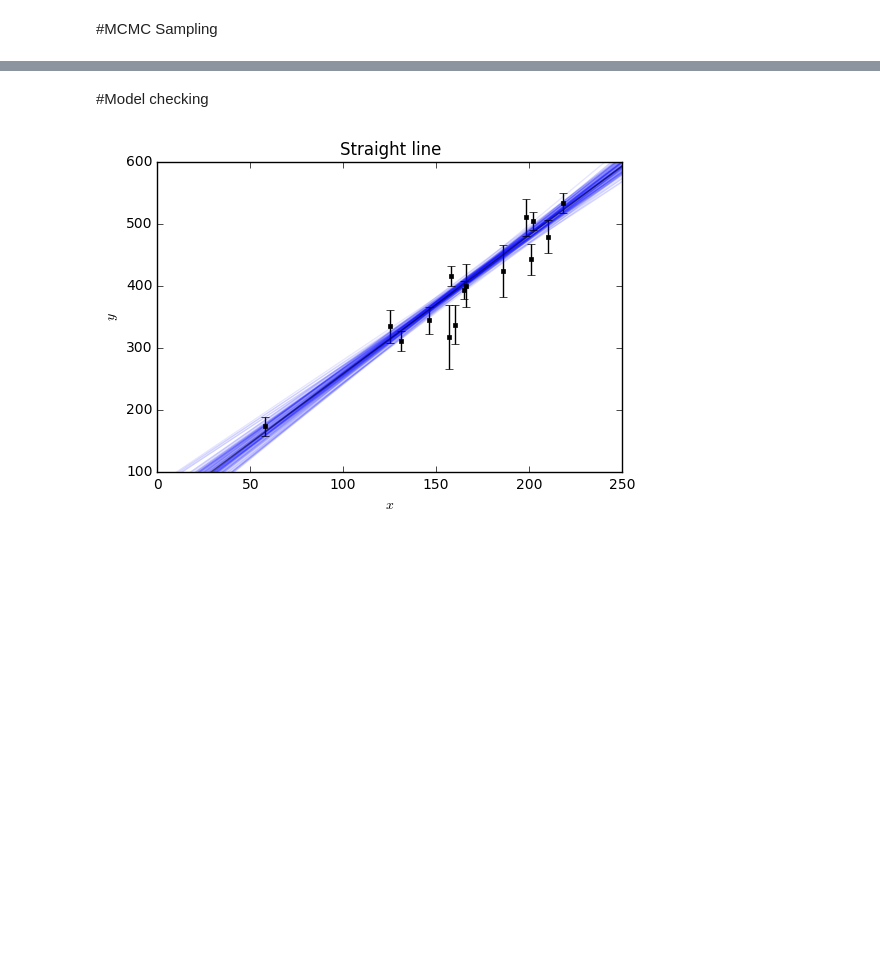
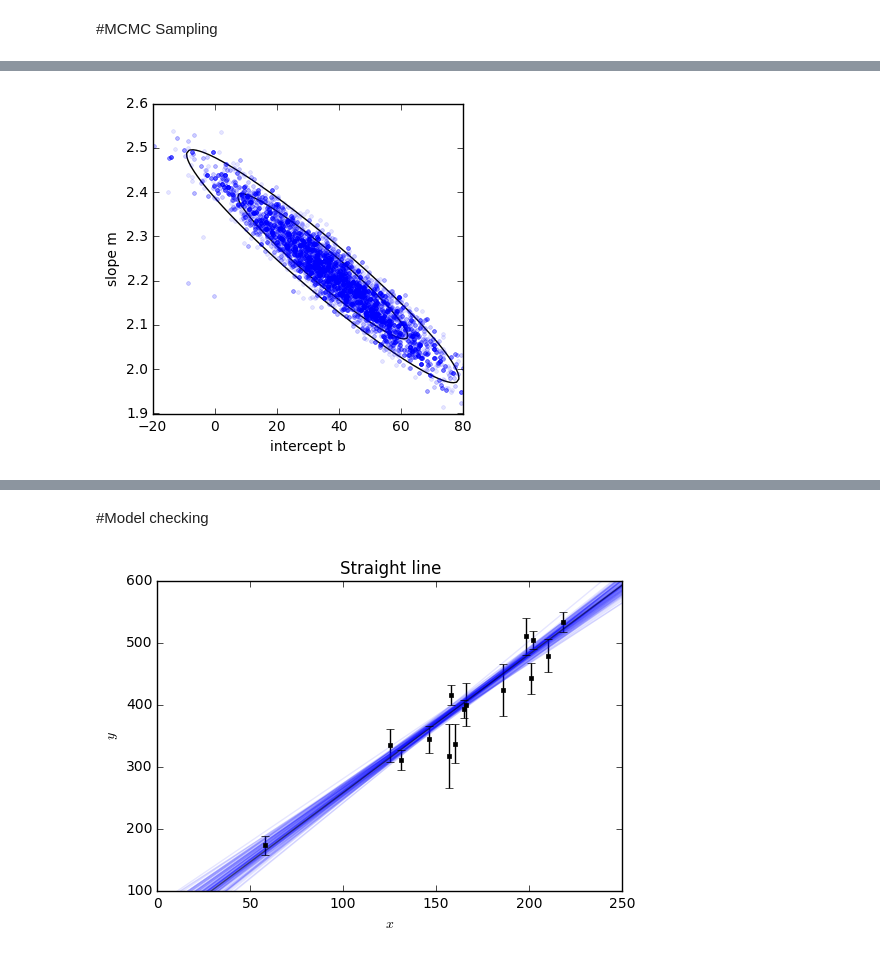
Before and after one commit to dstndstn/LearningInference, a Jupyter notebook: straightline.ipynb, the cells around one changed output, grey strips where cells are left out. Cells and saved outputs as stored; diff of their text form; code cells hidden in the pictures; blank space fills up the shorter version.

```diff
--- a/straightline.ipynb
+++ b/straightline.ipynb
@@ -155,0 +133,13 @@ Acceptance fraction: 0.29217
+# %%
+# Pull m and b arrays out of the Markov chain and plot them:
+mm = [m for b,m in chain]
+bb = [b for b,m in chain]
+# Scatterplot of m,b posterior samples
+plt.clf()
+plt.contour(bgrid, mgrid, posterior, pdf_contour_levels(posterior), colors='k')
+plt.gca().set_aspect((bhi-blo)/(mhi-mlo))
+plt.plot(bb, mm, 'b.', alpha=0.1)
+plot_mb_setup()
+plt.show()
+# %% [output]
+[figure, added]
```
Also changed, not shown: parts of 12 cells of this notebook, 1 other file.
